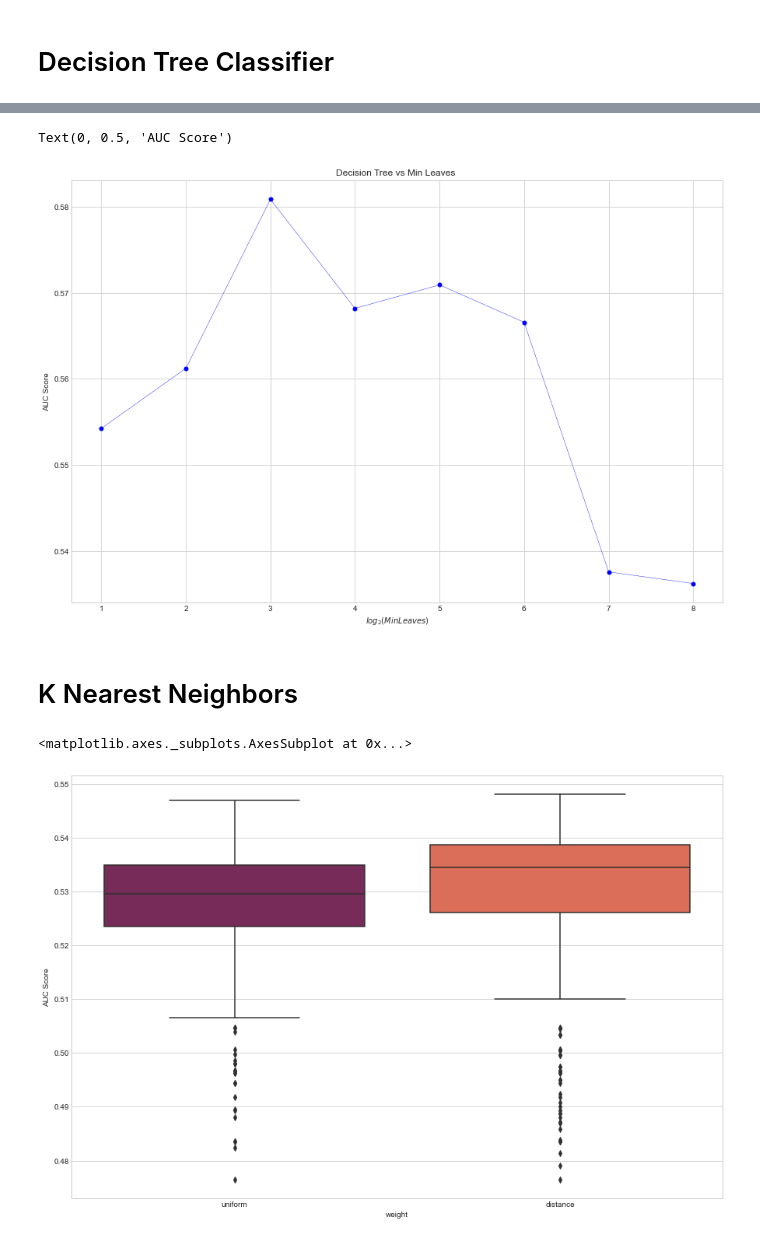
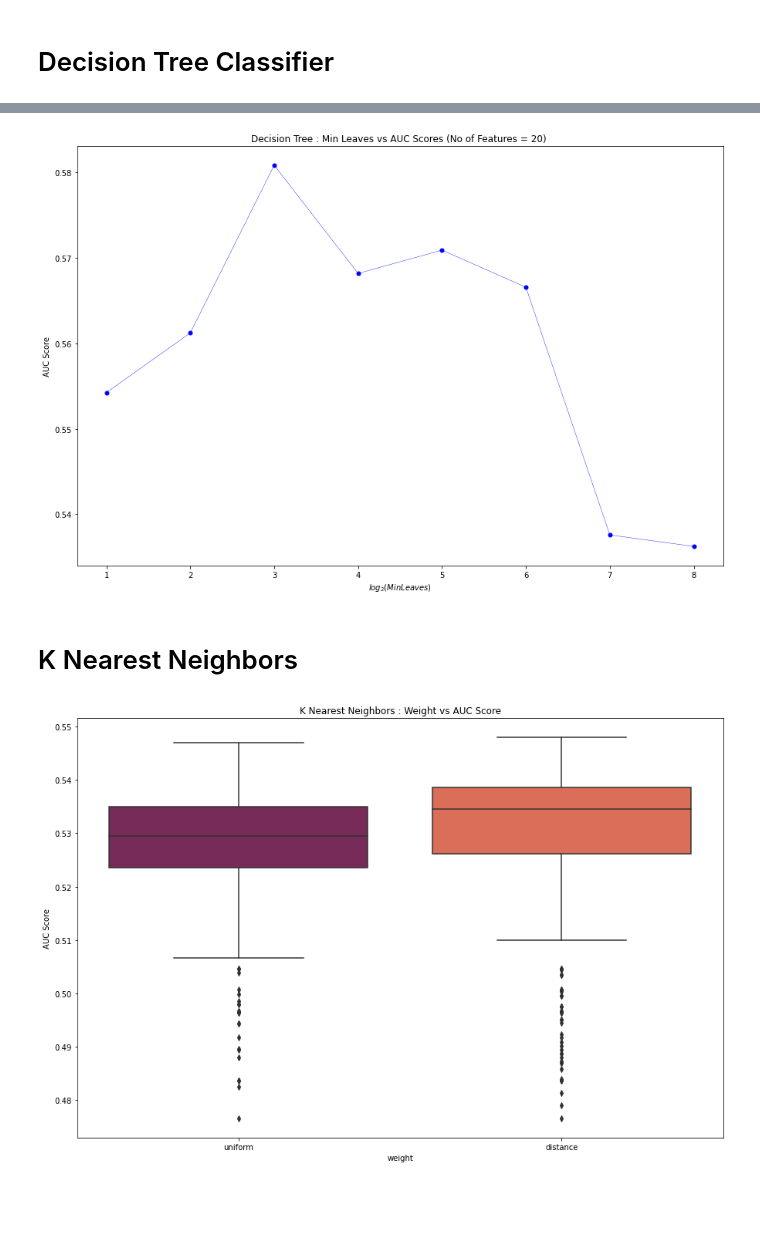
Before and after one commit to sudharsanasai/Option-ITM-Prediction, a Jupyter notebook: AUC Score Analysis.ipynb, the cells around one changed output, grey strips where cells are left out. Saved outputs shown, nothing was run; the diff lists cells and outputs as text; code cells hidden in the pictures; blank space fills up the shorter version.

```diff
--- a/AUC Score Analysis.ipynb
+++ b/AUC Score Analysis.ipynb
@@ -9,9 +9,9 @@ import numpy as np
 # %%
 ver = '1'
 # %%
-model_dict = pickle.load(open('model_perf.pkl_'+ver,'rb'))
+model_dict_1 = pickle.load(open('model_perf.pkl_'+ver,'rb'))
 # %%
-model_df = pd.DataFrame(model_dict['models'])
+model_df = pd.DataFrame(model_dict_1['models'])
 # %%
 model_df['model_type'].unique()
 # %% [output]
@@ -57,12 +90,13 @@ Text(3.2, 0.565, 'Ideal No on\nFeatures = 20')
 dec_cls_20 = dec_cls[dec_cls['no_of_features']==20]
 fig,axes = plt.subplots(figsize=(15,10))
 plt.plot(np.log2(dec_cls_20['Min Leaves']),dec_cls_20['AUC Score'],'bo-',linewidth=0.4,markersize=5)
-plt.title('Decision Tree vs Min Leaves ')
+plt.title('Decision Tree : Min Leaves vs AUC Scores (No of Features = 20) ')
 plt.xlabel(r'$log_2(Min Leaves)$')
 plt.ylabel('AUC Score')
+plt.savefig('dec_tree_2')
+plt.show()
 # %% [output]
-Text(0, 0.5, 'AUC Score')
-[figure, old version]
+[figure, new version]
 # %% [markdown]
 # K Nearest Neighbors
 # %%
@@ -70,6 +104,8 @@ knn = model_df[model_df['model_type'] == 'K Neighbors']
 # %%
 fig,axes = plt.subplots(figsize=(15,10))
 sns.boxplot(data=knn,x='weight',y='AUC Score',palette='rocket')
+plt.title('K Nearest Neighbors : Weight vs AUC Score')
+plt.savefig('knn_1')
+plt.show()
 # %% [output]
-<matplotlib.axes._subplots.AxesSubplot at 0x...>
-[figure, old version]
+[figure, new version]
```
Also changed, not shown: parts of 21 cells of this notebook, 14 other files.
